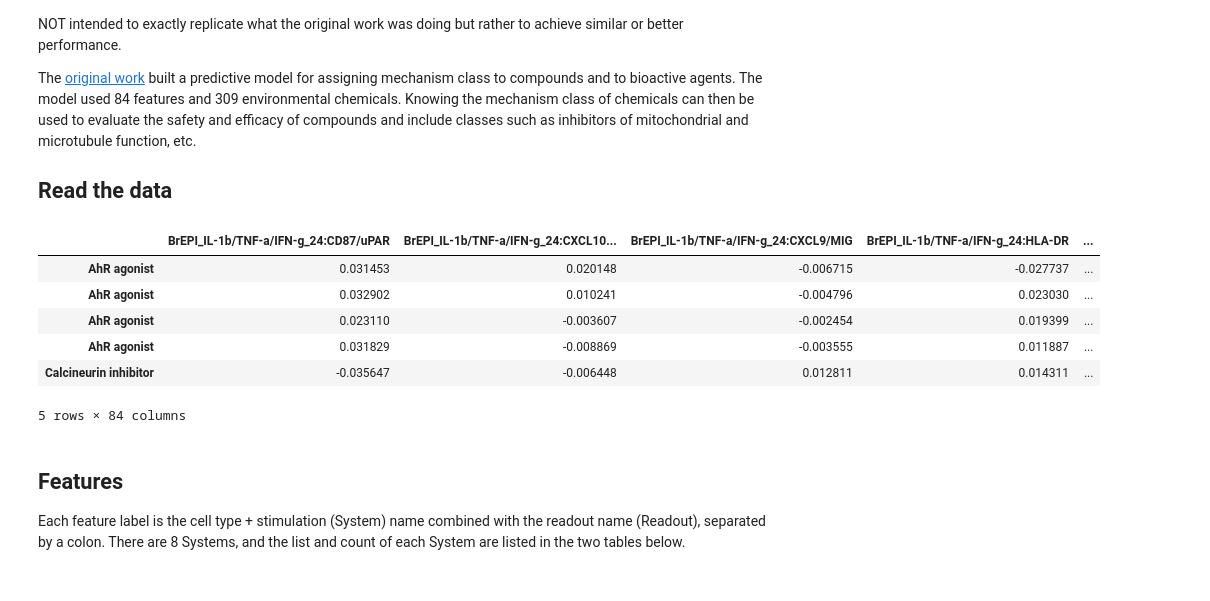
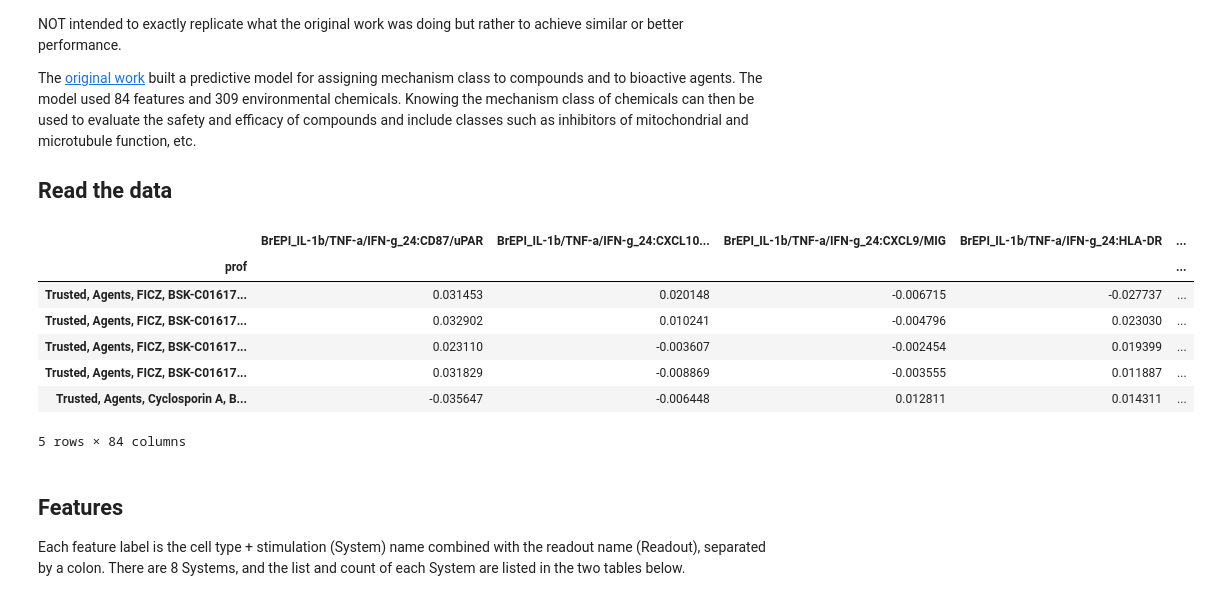
Before and after one commit to AntalBerenyi/SVM, a Jupyter notebook: Notebooks/MAIN - SVM.ipynb, the cells around one changed output. Cells and saved outputs as stored; diff of their text form; code cells hidden in the pictures.

```diff
--- a/Notebooks/MAIN - SVM.ipynb
+++ b/Notebooks/MAIN - SVM.ipynb
@@ -10,23 +10,22 @@ The [original work](http://journals.sagepub.com/doi/abs/10.1177/1087057113505324
 # %%
 import numpy as np
 import pandas as pd
 pd.options.display.max_rows = 100
 pd.options.display.max_colwidth = 1000
 from scripts.profile_reader2 import ProfileReader
 
 pr = ProfileReader(data_file='data\\Final_Berg JBS 2013 Supplemental Table 3_For SVM14Dec2017.xlsx',
                        mechanism_file='data\\Final_Berg JBS 2013 Supplemental Table 3_For SVM14Dec2017 - Mechanisms.xlsx')
-
-data = pr.get_profile(index='mech')
-
+data = pr.get_profile(index='prof')
 data.head(5)
 # %% [output]
 |  | BrEPI_IL-1b/TNF-a/IFN-g_24:CD87/uPAR | BrEPI_IL-1b/TNF-a/IFN-g_24:CXCL10... | BrEPI_IL-1b/TNF-a/IFN-g_24:CXCL9/MIG | BrEPI_IL-1b/TNF-a/IFN-g_24:HLA-DR | ... |
-| AhR agonist | 0.031453 | 0.020148 | -0.006715 | -0.027737 | ... |
-| AhR agonist | 0.032902 | 0.010241 | -0.004796 | 0.023030 | ... |
-| AhR agonist | 0.023110 | -0.003607 | -0.002454 | 0.019399 | ... |
-| AhR agonist | 0.031829 | -0.008869 | -0.003555 | 0.011887 | ... |
-| Calcineurin inhibitor | -0.035647 | -0.006448 | 0.012811 | 0.014311 | ... |
+| prof |  |  |  |  | ... |
+| Trusted, Agents, FICZ, BSK-C01617... | 0.031453 | 0.020148 | -0.006715 | -0.027737 | ... |
+| Trusted, Agents, FICZ, BSK-C01617... | 0.032902 | 0.010241 | -0.004796 | 0.023030 | ... |
+| Trusted, Agents, FICZ, BSK-C01617... | 0.023110 | -0.003607 | -0.002454 | 0.019399 | ... |
+| Trusted, Agents, FICZ, BSK-C01617... | 0.031829 | -0.008869 | -0.003555 | 0.011887 | ... |
+| Trusted, Agents, Cyclosporin A, B... | -0.035647 | -0.006448 | 0.012811 | 0.014311 | ... |
 5 rows × 84 columns
 # %% [markdown]
 ## Features
```
Also changed, not shown: parts of 4 cells of this notebook, 10 other files.
